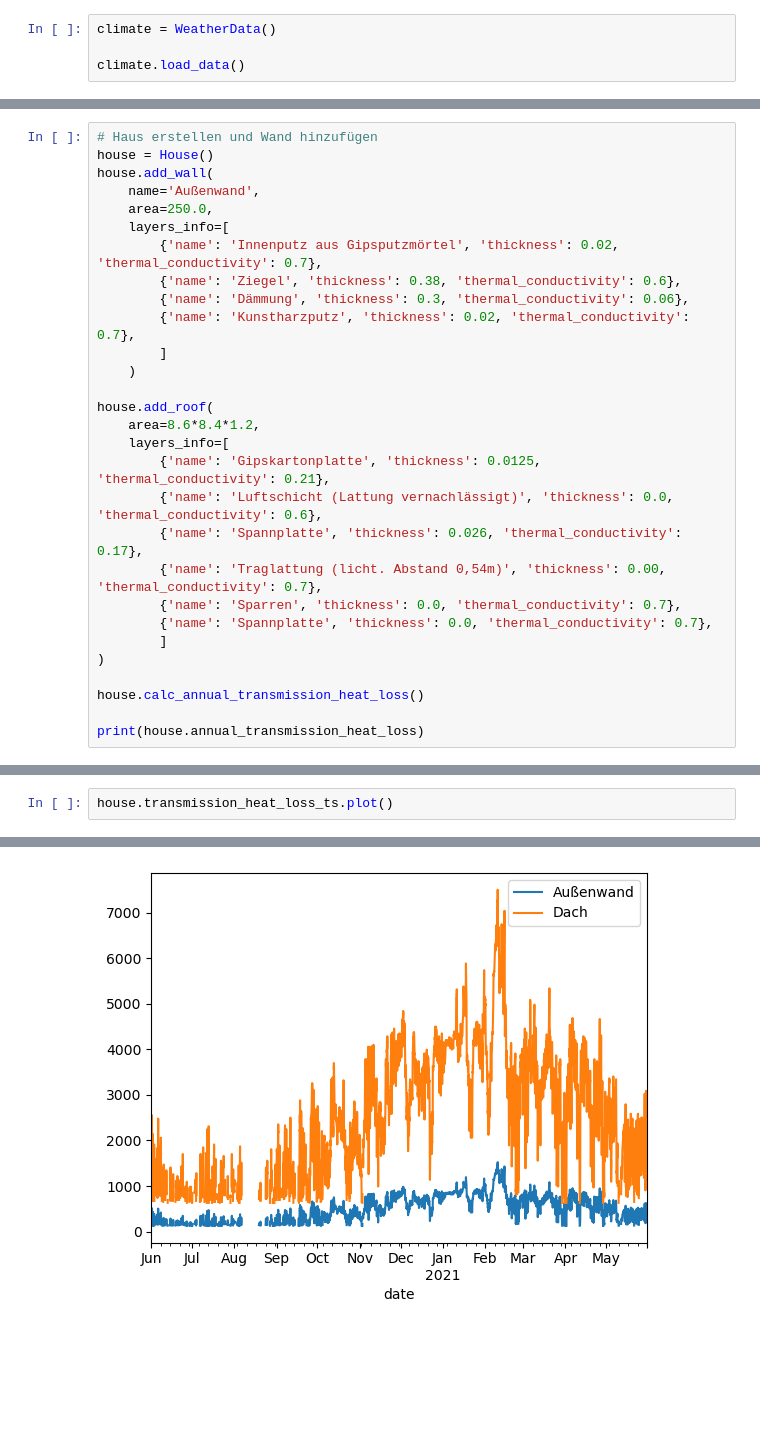
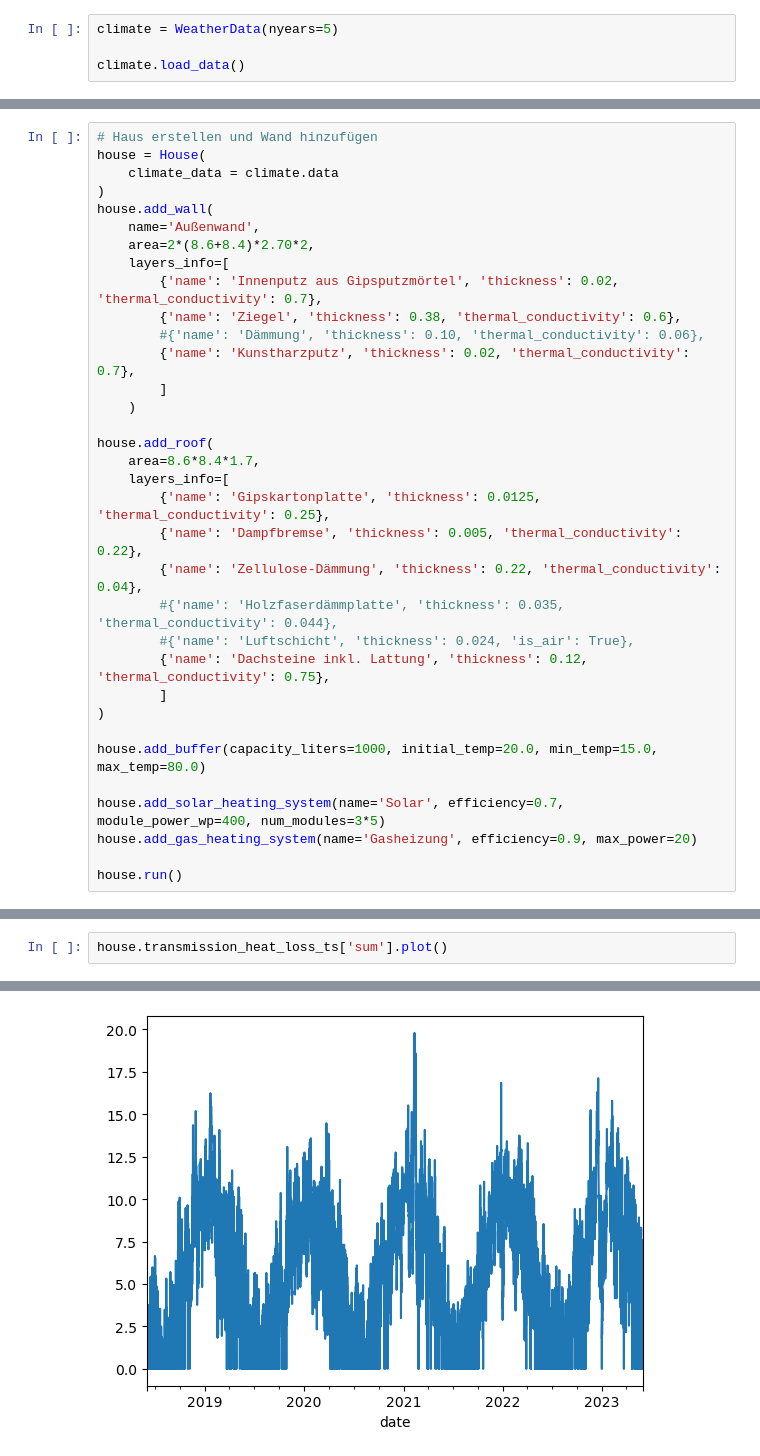
Before and after one commit to claussma/heizlastberechnung, a Jupyter notebook: notebooks/demo.ipynb, the cells around one changed output, grey strips where cells are left out. Cells and saved outputs as stored; diff of their text form; blank space fills up the shorter version.

```diff
--- a/notebooks/demo.ipynb
+++ b/notebooks/demo.ipynb
@@ -9,4 +6,4 @@ The autoreload extension is already loaded. To reload it, use:
 # %%
-climate = WeatherData()
+climate = WeatherData(nyears=5)
 
 climate.load_data()
@@ -13,29 +26,34 @@ climate.load_data()
 # %%
 # Haus erstellen und Wand hinzufügen
-house = House()
+house = House(
+    climate_data = climate.data
+)
 house.add_wall(
     name='Außenwand',
-    area=250.0,
+    area=2*(8.6+8.4)*2.70*2,
     layers_info=[
         {'name': 'Innenputz aus Gipsputzmörtel', 'thickness': 0.02, 'thermal_conductivity': 0.7},
         {'name': 'Ziegel', 'thickness': 0.38, 'thermal_conductivity': 0.6},
-        {'name': 'Dämmung', 'thickness': 0.3, 'thermal_conductivity': 0.06},
+        #{'name': 'Dämmung', 'thickness': 0.10, 'thermal_conductivity': 0.06},
         {'name': 'Kunstharzputz', 'thickness': 0.02, 'thermal_conductivity': 0.7},
         ]
     )
 
 house.add_roof(
-    area=8.6*8.4*1.2,
+    area=8.6*8.4*1.7,
     layers_info=[
-        {'name': 'Gipskartonplatte', 'thickness': 0.0125, 'thermal_conductivity': 0.21},
-        {'name': 'Luftschicht (Lattung vernachlässigt)', 'thickness': 0.0, 'thermal_conductivity': 0.6},
-        {'name': 'Spannplatte', 'thickness': 0.026, 'thermal_conductivity': 0.17},
-        {'name': 'Traglattung (licht. Abstand 0,54m)', 'thickness': 0.00, 'thermal_conductivity': 0.7},
-        {'name': 'Sparren', 'thickness': 0.0, 'thermal_conductivity': 0.7},
-        {'name': 'Spannplatte', 'thickness': 0.0, 'thermal_conductivity': 0.7},
+        {'name': 'Gipskartonplatte', 'thickness': 0.0125, 'thermal_conductivity': 0.25},
+        {'name': 'Dampfbremse', 'thickness': 0.005, 'thermal_conductivity': 0.22},
+        {'name': 'Zellulose-Dämmung', 'thickness': 0.22, 'thermal_conductivity': 0.04},
+        #{'name': 'Holzfaserdämmplatte', 'thickness': 0.035, 'thermal_conductivity': 0.044},
+        #{'name': 'Luftschicht', 'thickness': 0.024, 'is_air': True},
+        {'name': 'Dachsteine inkl. Lattung', 'thickness': 0.12, 'thermal_conductivity': 0.75},
         ]
 )
 
-house.calc_annual_transmission_heat_loss()
+house.add_buffer(capacity_liters=1000, initial_temp=20.0, min_temp=15.0, max_temp=80.0)
 
-print(house.annual_transmission_heat_loss)
+house.add_solar_heating_system(name='Solar', efficiency=0.7, module_power_wp=400, num_modules=3*5)
+house.add_gas_heating_system(name='Gasheizung', efficiency=0.9, max_power=20)
+
+house.run()
@@ -46,5 +91,5 @@ house.calc_annual_transmission_heat_loss_timeseries(climate.data)
 # %%
-house.transmission_heat_loss_ts.plot()
+house.transmission_heat_loss_ts['sum'].plot()
 # %% [output]
 <Axes: xlabel='date'>
-[figure, old version]
+[figure, new version]
```
Also changed, not shown: parts of 8 cells of this notebook, 4 other files.
